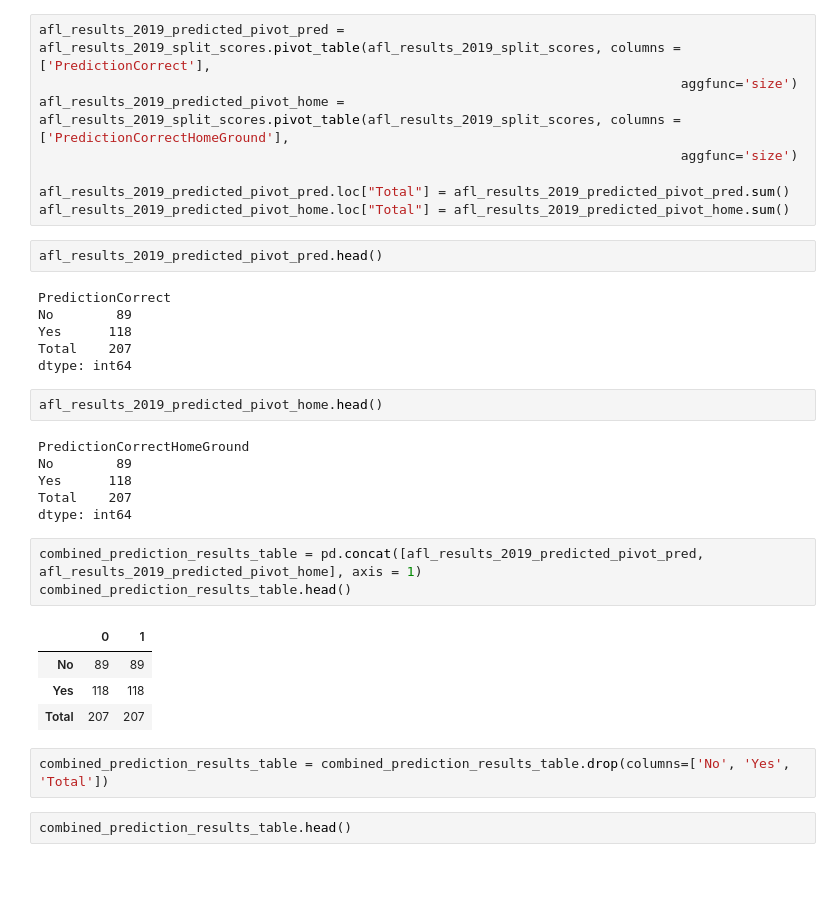
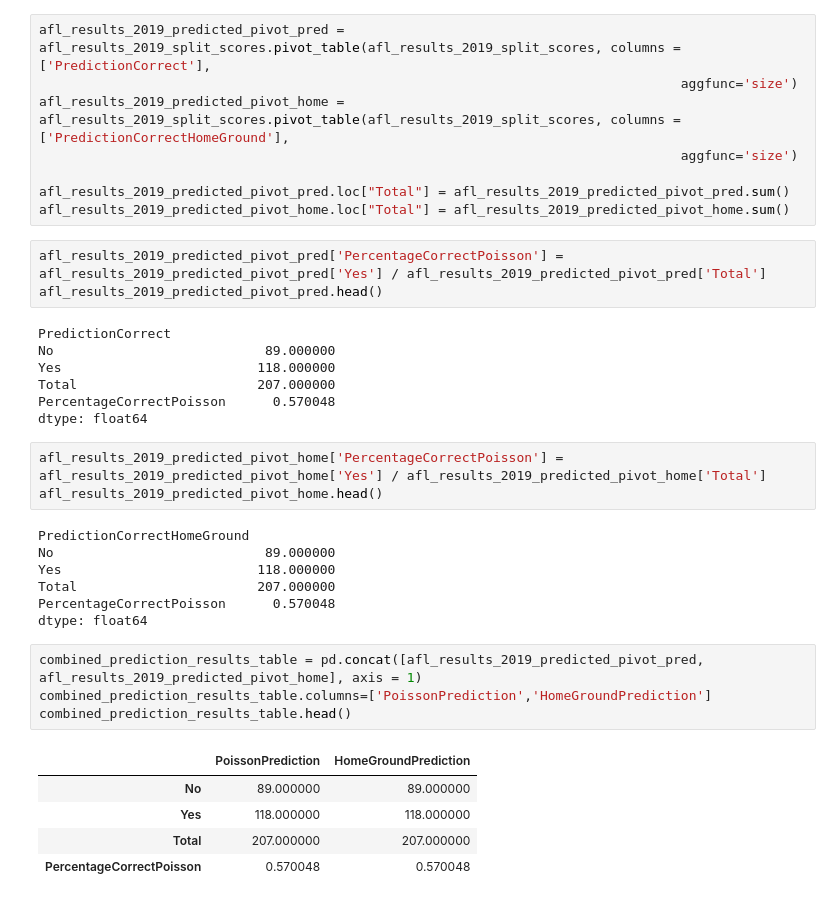
Before and after one commit to Beefstyles/AFLTippingPredictor, a Jupyter notebook: AFL Tipping Predictor Poisson.ipynb, the cells around one changed output. Drawn from its saved outputs; the diff is of its cells as text; blank space fills up the shorter version.

Commit message:
Finished the initial modelling and exported some results. Note that it doesn't outpeform just picking the home team but need to investigate what is going on here with this.

```diff
--- a/AFL Tipping Predictor Poisson.ipynb
+++ b/AFL Tipping Predictor Poisson.ipynb
@@ -291,31 +313,33 @@ afl_results_2019_predicted_pivot_home = afl_results_2019_split_scores.pivot_tabl
 
 afl_results_2019_predicted_pivot_pred.loc["Total"] = afl_results_2019_predicted_pivot_pred.sum()
 afl_results_2019_predicted_pivot_home.loc["Total"] = afl_results_2019_predicted_pivot_home.sum()
-# %%
-afl_results_2019_predicted_pivot_pred.head()
-# %% [output]
-PredictionCorrect
-No        89
-Yes      118
-Total    207
-dtype: int64
-# %%
-afl_results_2019_predicted_pivot_home.head()
-# %% [output]
-PredictionCorrectHomeGround
-No        89
-Yes      118
-Total    207
-dtype: int64
+# %%
+afl_results_2019_predicted_pivot_pred['PercentageCorrectPoisson'] = afl_results_2019_predicted_pivot_pred['Yes'] / afl_results_2019_predicted_pivot_pred['Total']
+afl_results_2019_predicted_pivot_pred.head()
+# %% [output]
+PredictionCorrect
+No                           89.000000
+Yes                         118.000000
+Total                       207.000000
+PercentageCorrectPoisson      0.570048
+dtype: float64
+# %%
+afl_results_2019_predicted_pivot_home['PercentageCorrectPoisson'] = afl_results_2019_predicted_pivot_home['Yes'] / afl_results_2019_predicted_pivot_home['Total']
+afl_results_2019_predicted_pivot_home.head()
+# %% [output]
+PredictionCorrectHomeGround
+No                           89.000000
+Yes                         118.000000
+Total                       207.000000
+PercentageCorrectPoisson      0.570048
+dtype: float64
 # %%
 combined_prediction_results_table = pd.concat([afl_results_2019_predicted_pivot_pred, afl_results_2019_predicted_pivot_home], axis = 1)
+combined_prediction_results_table.columns=['PoissonPrediction','HomeGroundPrediction']
 combined_prediction_results_table.head()
 # %% [output]
-|  | 0 | 1 |
-| No | 89 | 89 |
-| Yes | 118 | 118 |
-| Total | 207 | 207 |
+|  | PoissonPrediction | HomeGroundPrediction |
+| No | 89.000000 | 89.000000 |
+| Yes | 118.000000 | 118.000000 |
+| Total | 207.000000 | 207.000000 |
+| PercentageCorrectPoisson | 0.570048 | 0.570048 |
-# %%
-combined_prediction_results_table = combined_prediction_results_table.drop(columns=['No', 'Yes', 'Total'])
-# %%
-combined_prediction_results_table.head()
```
Also changed, not shown: parts of 8 cells of this notebook, 1 other file.
